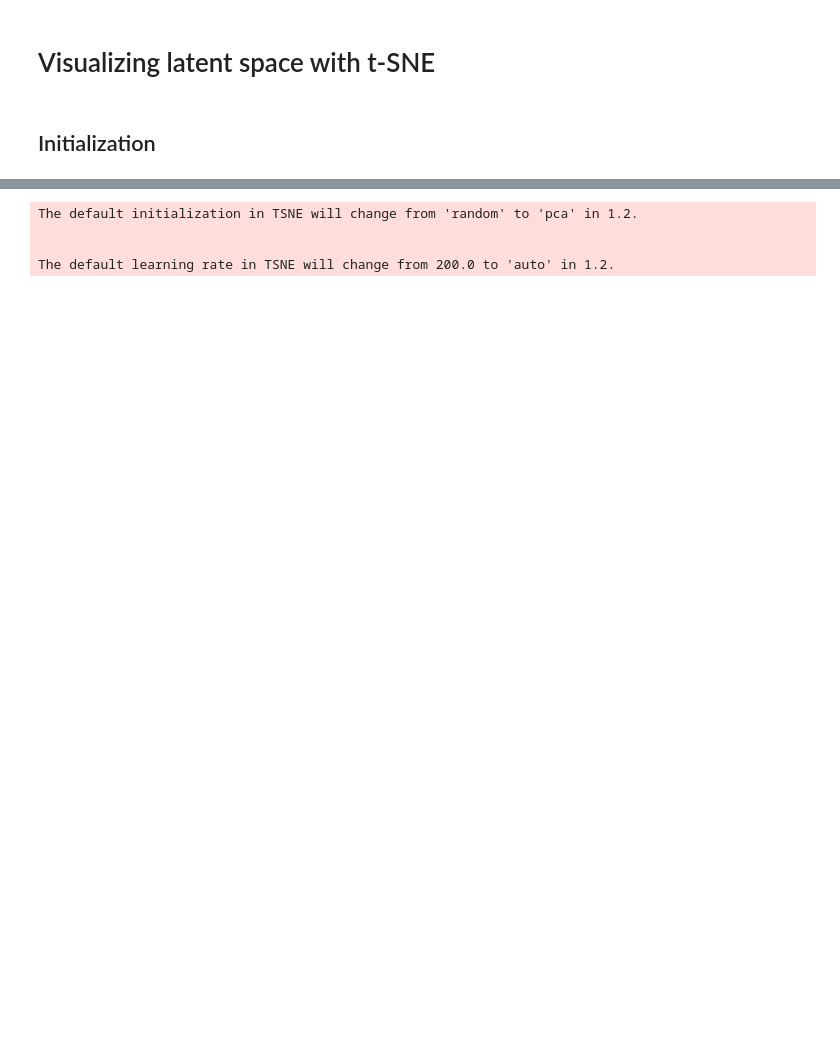
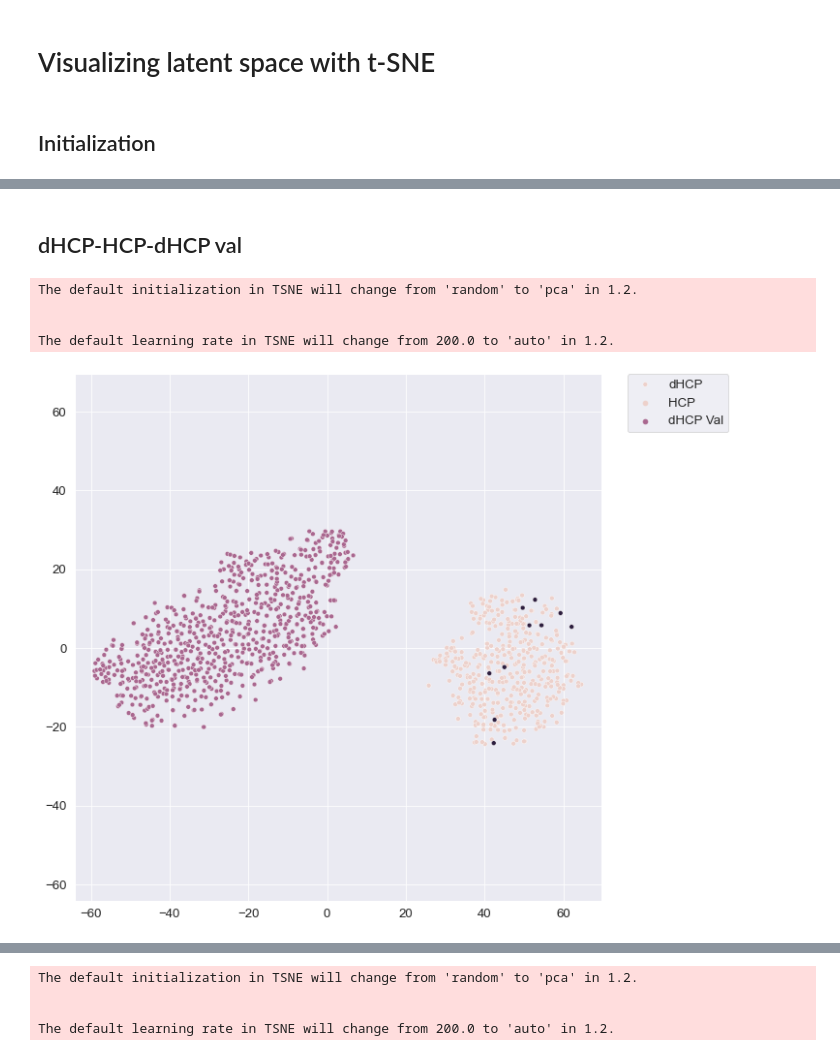
Before and after one commit to ExtremeViscent/SR-UNet, a Jupyter notebook: inference/publish_journal/tsne.ipynb, the cells around one changed output, grey strips where cells are left out. Saved outputs shown, nothing was run; the diff lists cells and outputs as text; code cells hidden in the pictures; blank space fills up the shorter version.

```diff
--- a/inference/publish_journal/tsne.ipynb
+++ b/inference/publish_journal/tsne.ipynb
@@ -31,0 +96,37 @@ latent_brown = torch.load('latent_brown.pt')
+# %% [markdown]
+## dHCP-HCP-dHCP val
+# %%
+labels = np.zeros(latent_dhcp.shape[0]+latent_hcp.shape[0]+ latent_dhcp_val.shape[0])
+labels[latent_dhcp.shape[0]:latent_dhcp.shape[0]+latent_hcp.shape[0]] = 1
+labels[latent_dhcp.shape[0]+latent_hcp.shape[0]:] = 2
+# %%
+## t-SNE
+from sklearn.manifold import TSNE
+import matplotlib.pyplot as plt
+import seaborn as sns
+sns.set_style('darkgrid')
+sns.set_palette('muted')
+sns.set_context("paper", font_scale=1.5,
+                rc={"lines.linewidth": 2.5})
+
+# latent = torch.cat([latent_dhcp,latent_hcp,latent_brown],dim=0)
+latent = torch.cat([latent_dhcp,latent_hcp, latent_dhcp_val],dim=0)
+latent = latent.flatten(start_dim=1)
+latent = latent.cpu().numpy()
+latent_embedded = TSNE(n_components=2).fit_transform(latent)
+# %% [output]
+The default initialization in TSNE will change from 'random' to 'pca' in 1.2.
+
+
+The default learning rate in TSNE will change from 200.0 to 'auto' in 1.2.
+# %%
+fig, ax = plt.subplots(figsize=(10,10))
+sns.scatterplot(x=latent_embedded[:,0],y=latent_embedded[:,1],hue=labels,ax=ax)
+lim = (latent_embedded.min()-5, latent_embedded.max()+5)
+ax.set_xlim(lim)
+ax.set_ylim(lim)
+ax.set_aspect('equal')
+ax.legend(['dHCP','HCP', 'dHCP Val'],bbox_to_anchor=(1.05, 1), loc=2, borderaxespad=0.0)
+fig.savefig('tsne.svg',bbox_inches='tight')
+# %% [output]
+[figure, added]
```
Also changed, not shown: parts of 46 cells of this notebook, 7 other files.
